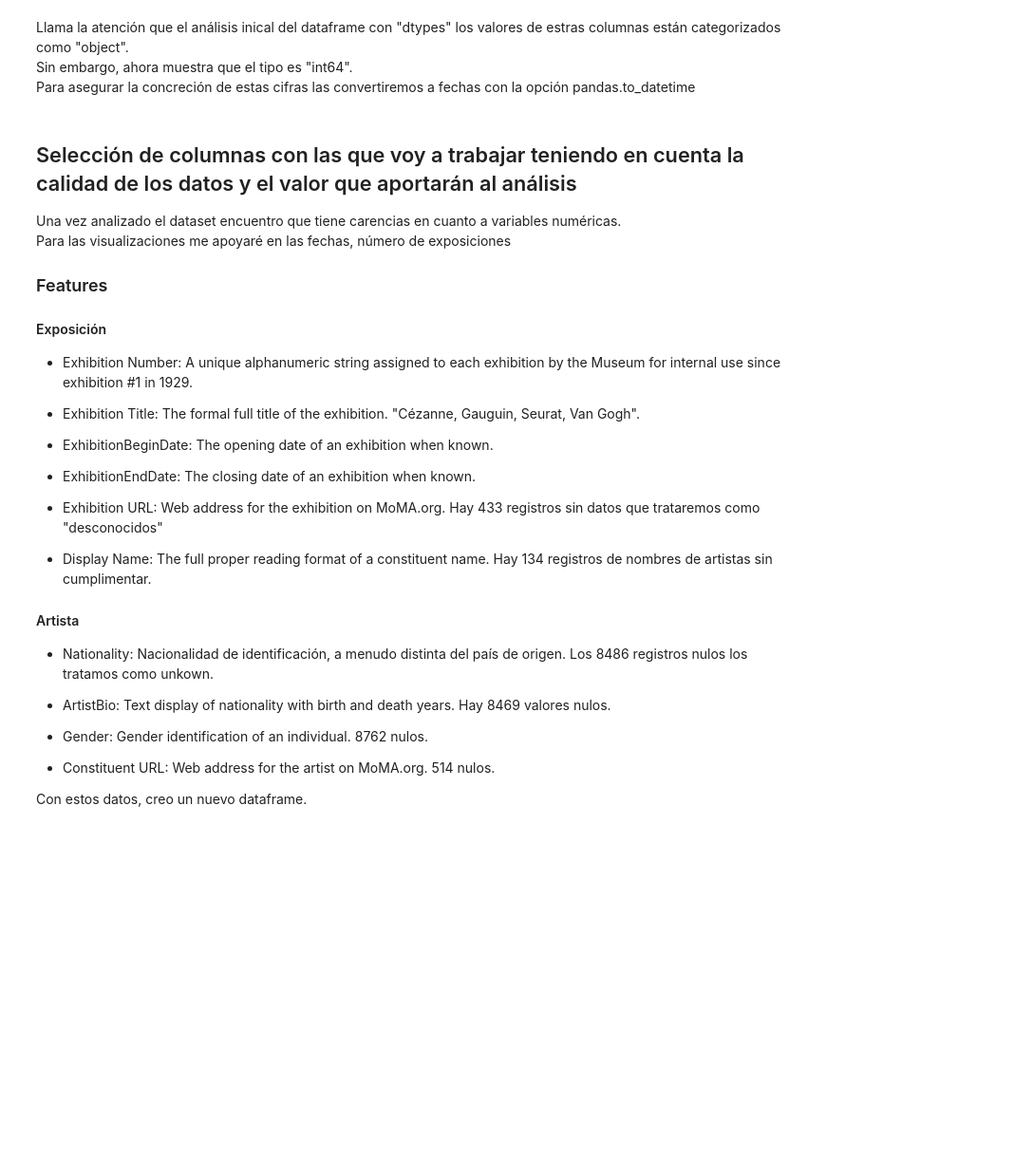
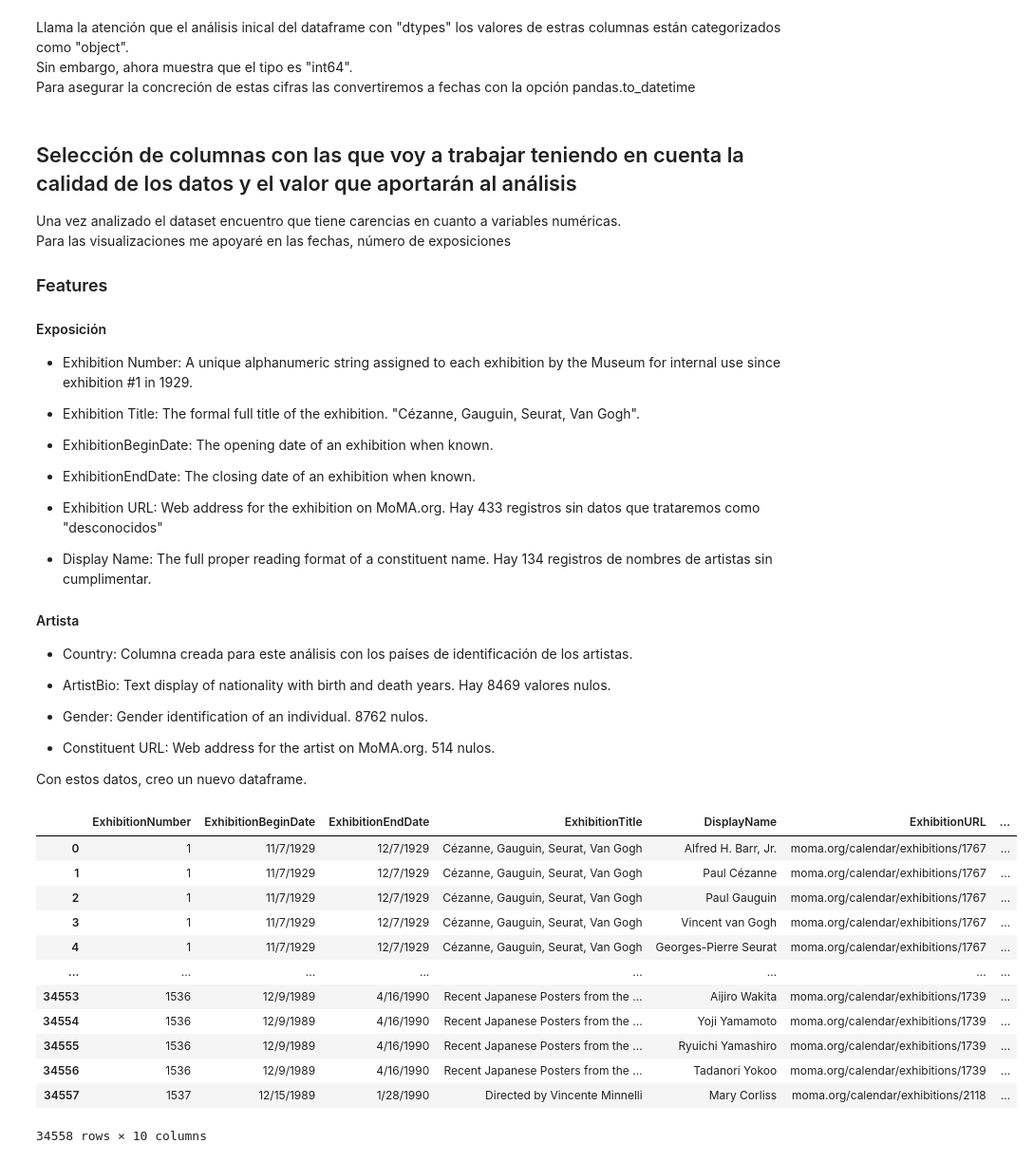
Before and after one commit to PaulaNuno/ironhack-final-project, a Jupyter notebook: exploring_dataset.ipynb, the cells around one changed output. Shown at 95% size. Saved outputs shown, nothing was run; the diff lists cells and outputs as text; code cells hidden in the pictures; blank space fills up the shorter version.

```diff
--- a/exploring_dataset.ipynb
+++ b/exploring_dataset.ipynb
@@ -252,7 +253,7 @@ Para las visualizaciones me apoyaré en las fechas, número de exposiciones
 
 #### Artista
 
-- Nationality: Nacionalidad de identificación, a menudo distinta del país de origen. Los 8486 registros nulos los tratamos como unkown.
+- Country: Columna creada para este análisis con los países de identificación de los artistas.
 
 - ArtistBio: Text display of nationality with birth and death years. Hay 8469 valores nulos.
 
@@ -261,3 +262,20 @@ Para las visualizaciones me apoyaré en las fechas, número de exposiciones
 - Constituent URL: Web address for the artist on MoMA.org. 514 nulos.
 
 Con estos datos, creo un nuevo dataframe.
+# %%
+df_1 = df[["ExhibitionNumber", "ExhibitionBeginDate", "ExhibitionEndDate", "ExhibitionTitle", "DisplayName", "ExhibitionURL", "Country", "ArtistBio", "Gender", "ConstituentURL"]]
+df_1
+# %% [output]
+|  | ExhibitionNumber | ExhibitionBeginDate | ExhibitionEndDate | ExhibitionTitle | DisplayName | ExhibitionURL | ... |
+| 0 | 1 | 11/7/1929 | 12/7/1929 | Cézanne, Gauguin, Seurat, Van Gogh | Alfred H. Barr, Jr. | moma.org/calendar/exhibitions/1767 | ... |
+| 1 | 1 | 11/7/1929 | 12/7/1929 | Cézanne, Gauguin, Seurat, Van Gogh | Paul Cézanne | moma.org/calendar/exhibitions/1767 | ... |
+| 2 | 1 | 11/7/1929 | 12/7/1929 | Cézanne, Gauguin, Seurat, Van Gogh | Paul Gauguin | moma.org/calendar/exhibitions/1767 | ... |
+| 3 | 1 | 11/7/1929 | 12/7/1929 | Cézanne, Gauguin, Seurat, Van Gogh | Vincent van Gogh | moma.org/calendar/exhibitions/1767 | ... |
+| 4 | 1 | 11/7/1929 | 12/7/1929 | Cézanne, Gauguin, Seurat, Van Gogh | Georges-Pierre Seurat | moma.org/calendar/exhibitions/1767 | ... |
+| ... | ... | ... | ... | ... | ... | ... | ... |
+| 34553 | 1536 | 12/9/1989 | 4/16/1990 | Recent Japanese Posters from the ... | Aijiro Wakita | moma.org/calendar/exhibitions/1739 | ... |
+| 34554 | 1536 | 12/9/1989 | 4/16/1990 | Recent Japanese Posters from the ... | Yoji Yamamoto | moma.org/calendar/exhibitions/1739 | ... |
+| 34555 | 1536 | 12/9/1989 | 4/16/1990 | Recent Japanese Posters from the ... | Ryuichi Yamashiro | moma.org/calendar/exhibitions/1739 | ... |
+| 34556 | 1536 | 12/9/1989 | 4/16/1990 | Recent Japanese Posters from the ... | Tadanori Yokoo | moma.org/calendar/exhibitions/1739 | ... |
+| 34557 | 1537 | 12/15/1989 | 1/28/1990 | Directed by Vincente Minnelli | Mary Corliss | moma.org/calendar/exhibitions/2118 | ... |
+34558 rows × 10 columns
```
Also changed, not shown: parts of 2 cells of this notebook.
